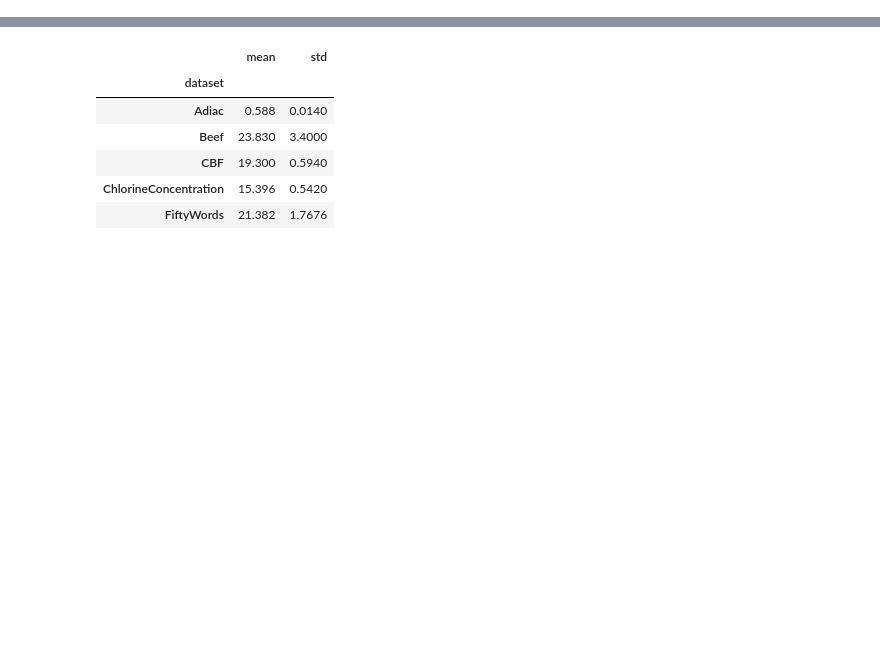
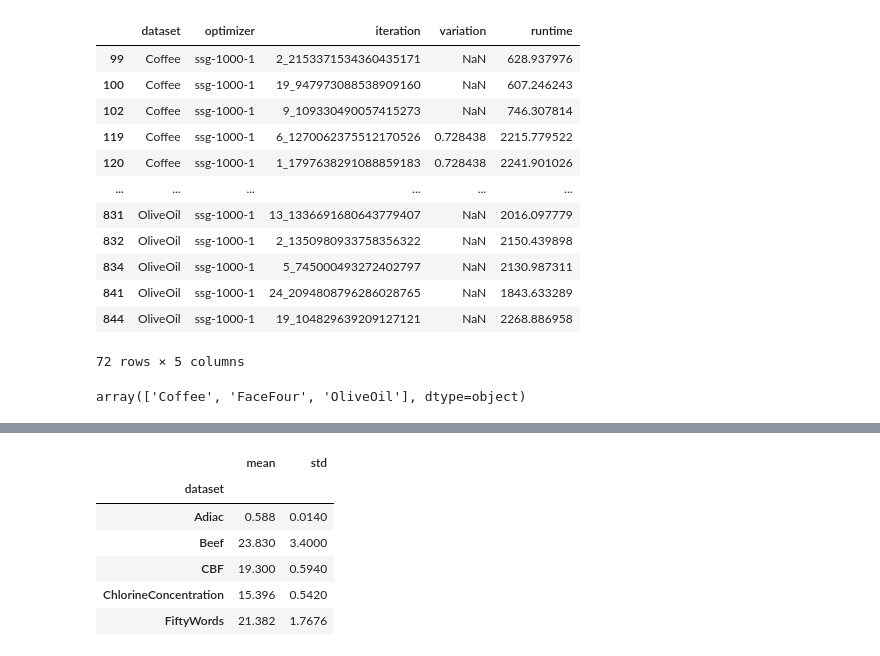
Before and after one commit to wuxmax/dtw-mean-optimization, a Jupyter notebook: explore_results.ipynb, the cells around one changed output, grey strips where cells are left out. Saved outputs shown, nothing was run; the diff lists cells and outputs as text; code cells hidden in the pictures; blank space fills up the shorter version.

```diff
--- a/explore_results.ipynb
+++ b/explore_results.ipynb
@@ -35 +35,23 @@ display(df)
+# %%
+filter_func = lambda x: x['iteration'].count() != 30 or x['variation'].count() != 30 or x['runtime'].count() != 30
+df.groupby(['dataset', 'optimizer']).filter(filter_func)
+# %% [output]
+|  | dataset | optimizer | iteration | variation | runtime |
+| 99 | Coffee | ssg-1000-1 | 2_2153371534360435171 | NaN | 628.937976 |
+| 100 | Coffee | ssg-1000-1 | 19_947973088538909160 | NaN | 607.246243 |
+| 102 | Coffee | ssg-1000-1 | 9_109330490057415273 | NaN | 746.307814 |
+| 119 | Coffee | ssg-1000-1 | 6_1270062375512170526 | 0.728438 | 2215.779522 |
+| 120 | Coffee | ssg-1000-1 | 1_1797638291088859183 | 0.728438 | 2241.901026 |
+| ... | ... | ... | ... | ... | ... |
+| 831 | OliveOil | ssg-1000-1 | 13_1336691680643779407 | NaN | 2016.097779 |
+| 832 | OliveOil | ssg-1000-1 | 2_1350980933758356322 | NaN | 2150.439898 |
+| 834 | OliveOil | ssg-1000-1 | 5_745000493272402797 | NaN | 2130.987311 |
+| 841 | OliveOil | ssg-1000-1 | 24_2094808796286028765 | NaN | 1843.633289 |
+| 844 | OliveOil | ssg-1000-1 | 19_104829639209127121 | NaN | 2268.886958 |
+72 rows × 5 columns
+# %%
+unfinshed_datasets = df.groupby(['dataset', 'optimizer']).filter(filter_func)['dataset'].unique()
+unfinshed_datasets
+# %% [output]
+array(['Coffee', 'FaceFour', 'OliveOil'], dtype=object)
 # %%
```
Also changed, not shown: parts of 8 cells of this notebook, 2 other files.
